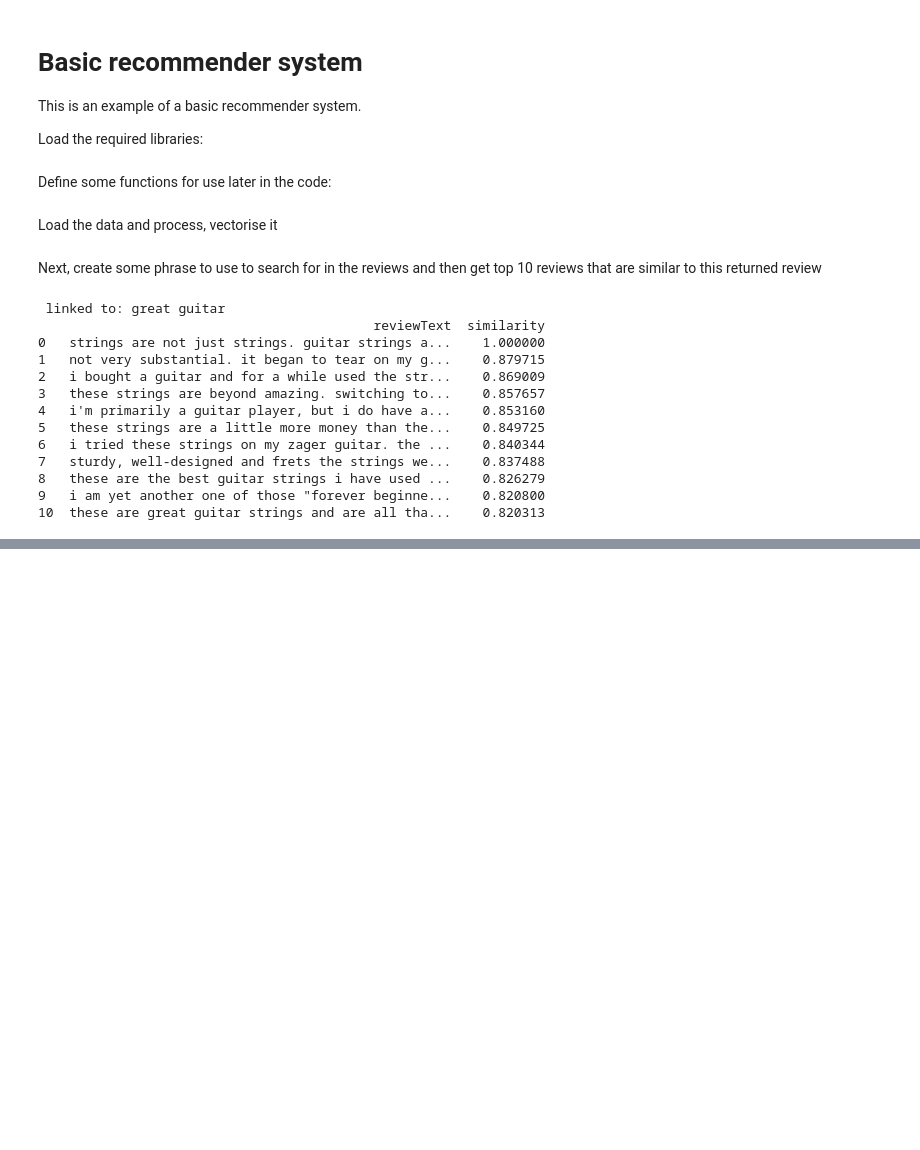
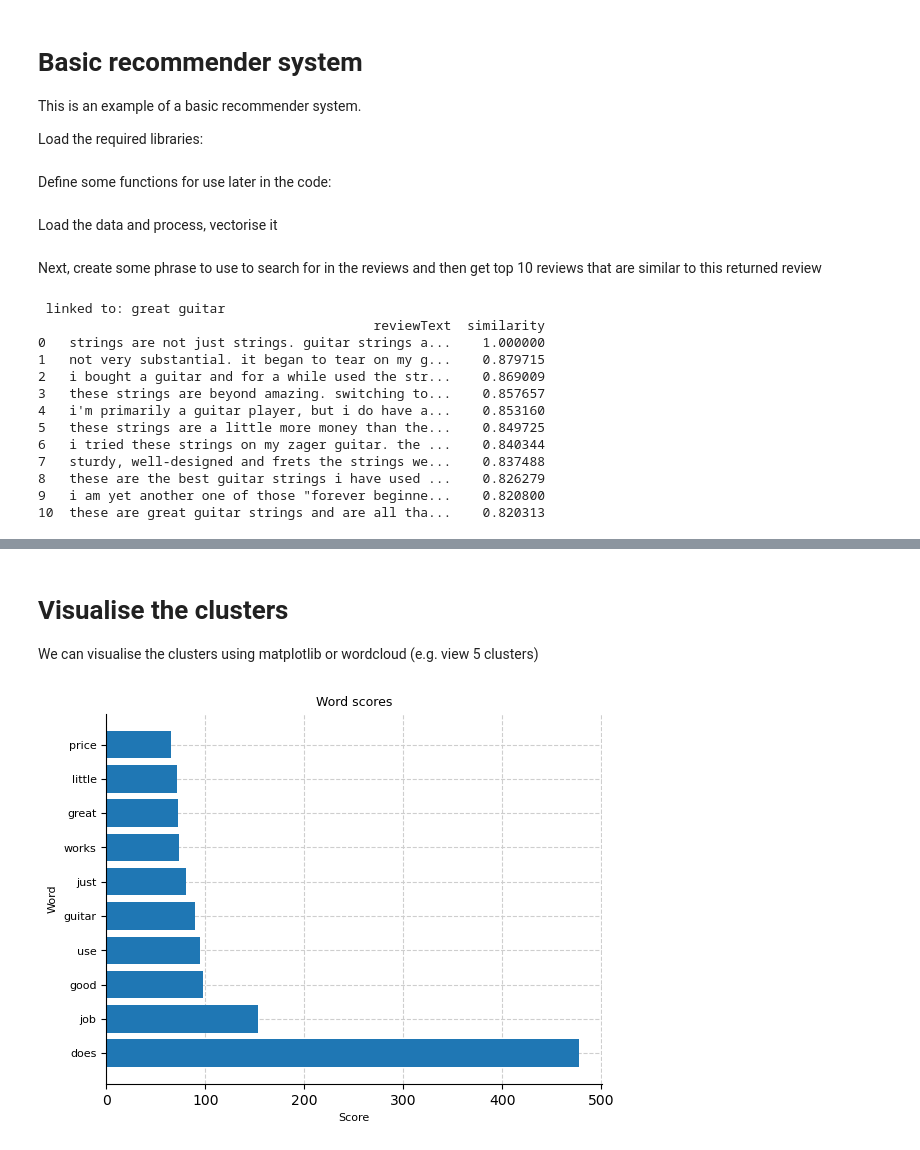
Before and after one commit to kcj-coding/Python-coding, a Jupyter notebook: basic_recommender_system_python.ipynb, the cells around one changed output, grey strips where cells are left out. Drawn from its saved outputs; the diff is of its cells as text; code cells hidden in the pictures; blank space fills up the shorter version.

```diff
--- a/basic_recommender_system_python.ipynb
+++ b/basic_recommender_system_python.ipynb
@@ -86,14 +131,14 @@ tfidf = CountVectorizer(stop_words='english')#, max_features = 300) # irrespecti
 # Construct the TF-IDF matrix
 tfidf_matrix = tfidf.fit_transform(movie_plots)
 
+# get unique list of words
+words = tfidf.get_feature_names_out()
+
 # to save space, we can dimensionally reduce the matrix
 np.random.seed(0)
-from sklearn.decomposition import TruncatedSVD
-
 shrunk_matrix = TruncatedSVD(n_components=100).fit_transform(tfidf_matrix)
 
 # normalise the SVD output
-from sklearn.preprocessing import normalize
 shrunk_norm_matrix = normalize(shrunk_matrix)
 
 # save vectoriser
@@ -144,0 +193,30 @@ print(get_recommendations(chkr, cosine_sim, indices))
+# %%
+from sklearn.cluster import KMeans
+
+cluster_number = 20
+
+# cluster configuration
+np.random.seed(0)
+cluster_model = KMeans(n_clusters=cluster_number, n_init=10)
+clusters = cluster_model.fit_predict(shrunk_norm_matrix)
+df = pd.DataFrame({'Index': range(clusters.size), 'Cluster': clusters})
+
+# get sum of cluster sizes
+clust = df.groupby(['Cluster']).count().reset_index()
+print(clust)
+
+# isolate first cluster
+df_rev = df[df.Cluster == clusters[0]]
+cluster_size = df_rev.shape[0]
+print(f"{cluster_size} reviews cluster together with the reviews "
+       "at index 0")
+
+# rank top 10 words in this particular cluster
+def rank_words_by_tfidf(indices, word_list=words):
+    summed_tfidf = np.asarray(tfidf_matrix[indices].sum(axis=0))[0]
+    data = {'Word': word_list,
+            'Summed TFIDF': summed_tfidf}
+    return pd.DataFrame(data).sort_values('Summed TFIDF', ascending=False)
+
+df_ranked_words = rank_words_by_tfidf(df_rev.index)
+print(df_ranked_words[:10].to_string(index=False))
@@ -144,0 +241,9 @@ print(get_recommendations(chkr, cosine_sim, indices))
+# %% [markdown]
+# Visualise the clusters
+We can visualise the clusters using matplotlib or wordcloud (e.g. view 5 clusters)
+# %%
+# view top 10 words for a single cluster
+df_to_use = df_ranked_words[:10] # top 10
+bar_graph('Word','Summed TFIDF','Word','Score','Word scores')
+# %% [output]
+[figure, added]
```
Also changed, not shown: parts of 5 cells of this notebook.
